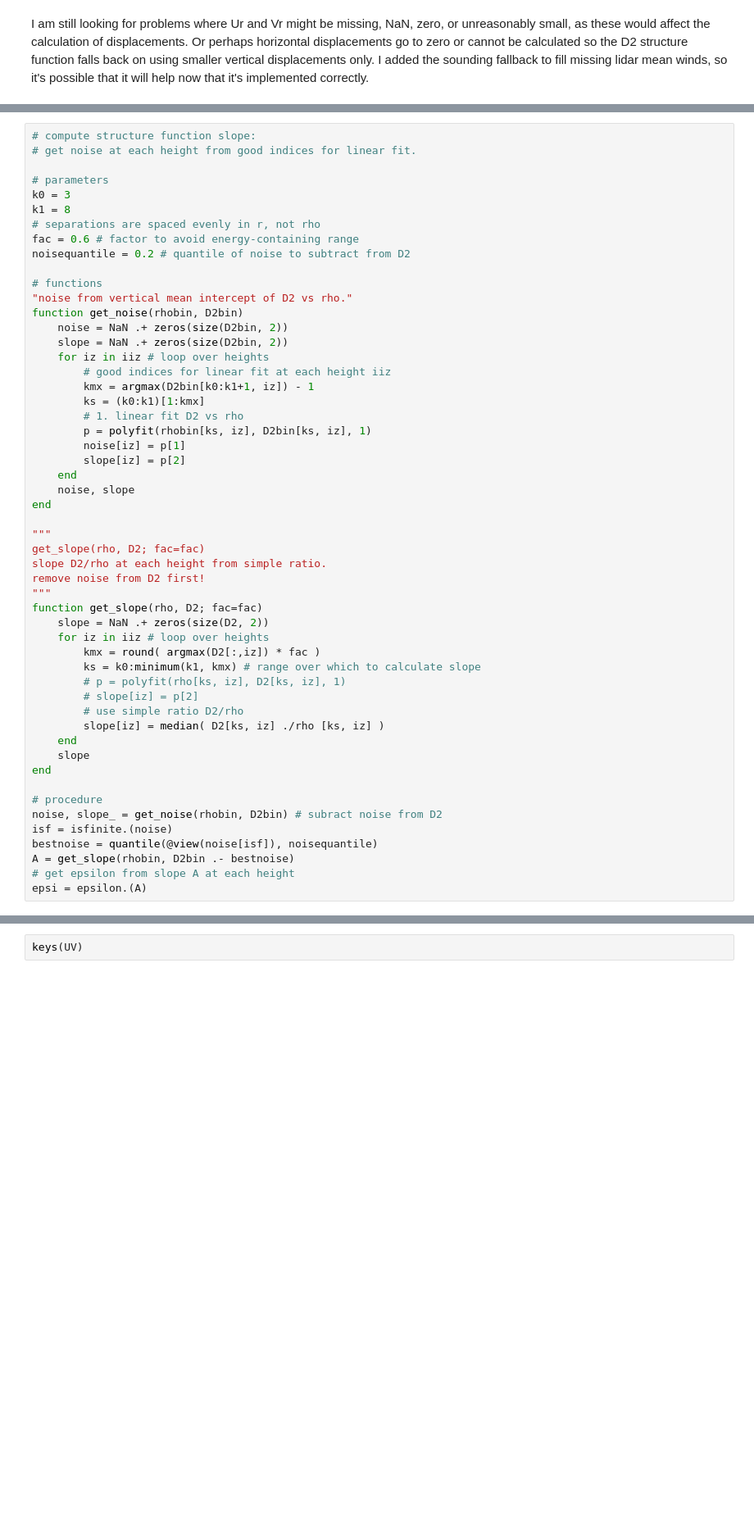
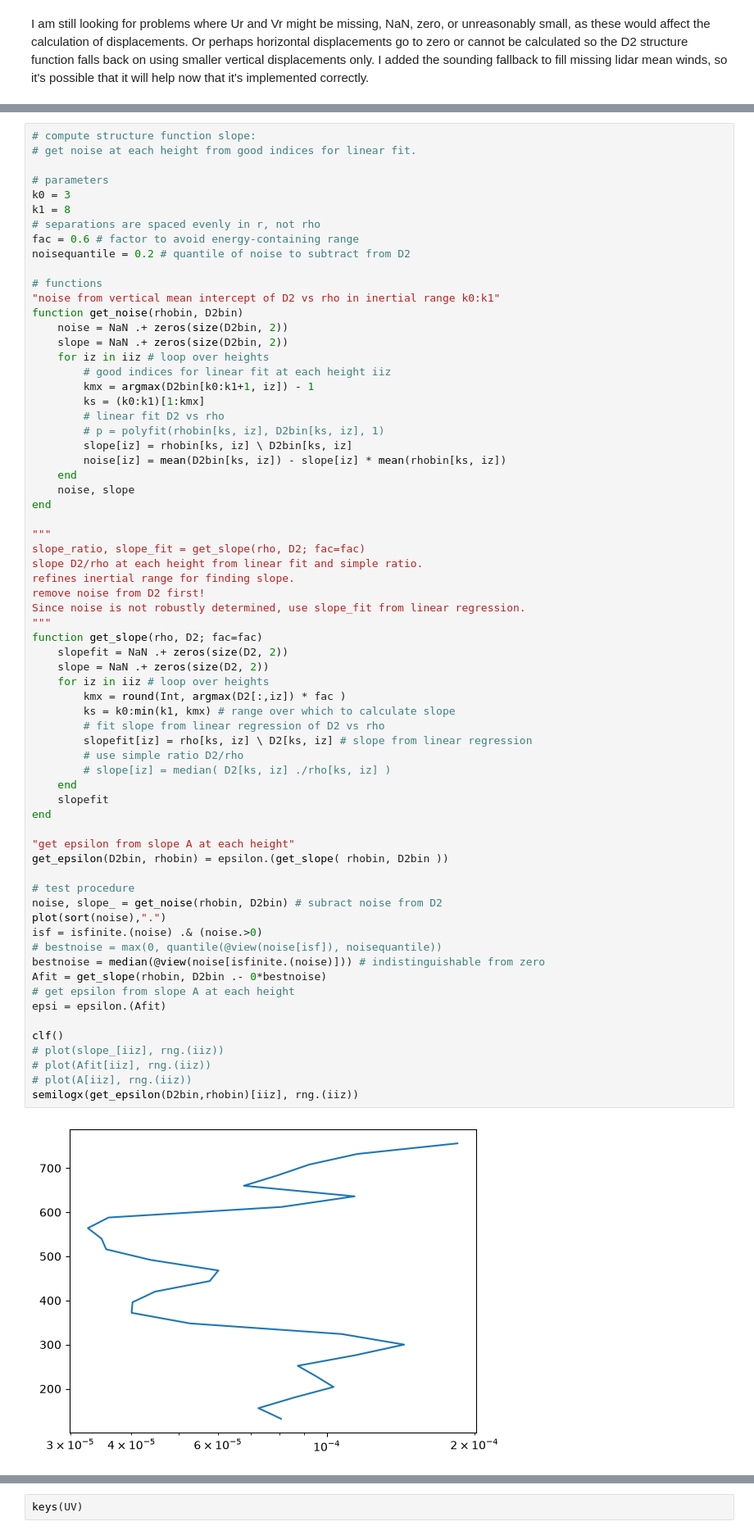
Before and after one commit to deszoeke/lidar, a Jupyter notebook: ASTRAL2024/lidar_turbulence_production.ipynb, the cells around one changed output, grey strips where cells are left out. Shown at 82% size. Drawn from its saved outputs; the diff is of its cells as text; blank space fills up the shorter version.

Commit message:
short run subset D2(rho) to TLS slope fit

```diff
--- a/ASTRAL2024/lidar_turbulence_production.ipynb
+++ b/ASTRAL2024/lidar_turbulence_production.ipynb
@@ -2545,48 +2606,64 @@ Python: Text(24.33658854166667, 0.5, 'slope power dlnD2/dlnr')
 k0 = 3
 k1 = 8
 # separations are spaced evenly in r, not rho
 fac = 0.6 # factor to avoid energy-containing range
 noisequantile = 0.2 # quantile of noise to subtract from D2
 
 # functions
-"noise from vertical mean intercept of D2 vs rho."
+"noise from vertical mean intercept of D2 vs rho in inertial range k0:k1"
 function get_noise(rhobin, D2bin)
     noise = NaN .+ zeros(size(D2bin, 2))
     slope = NaN .+ zeros(size(D2bin, 2))
     for iz in iiz # loop over heights
         # good indices for linear fit at each height iiz
         kmx = argmax(D2bin[k0:k1+1, iz]) - 1
         ks = (k0:k1)[1:kmx]
-        # 1. linear fit D2 vs rho
-        p = polyfit(rhobin[ks, iz], D2bin[ks, iz], 1)
-        noise[iz] = p[1]
-        slope[iz] = p[2]
+        # linear fit D2 vs rho
+        # p = polyfit(rhobin[ks, iz], D2bin[ks, iz], 1)
+        slope[iz] = rhobin[ks, iz] \ D2bin[ks, iz]
+        noise[iz] = mean(D2bin[ks, iz]) - slope[iz] * mean(rhobin[ks, iz])
     end
     noise, slope
 end
 
 """
-get_slope(rho, D2; fac=fac)
-slope D2/rho at each height from simple ratio.
+slope_ratio, slope_fit = get_slope(rho, D2; fac=fac)
+slope D2/rho at each height from linear fit and simple ratio.
+refines inertial range for finding slope.
 remove noise from D2 first!
+Since noise is not robustly determined, use slope_fit from linear regression.
 """
 function get_slope(rho, D2; fac=fac)
+    slopefit = NaN .+ zeros(size(D2, 2))
     slope = NaN .+ zeros(size(D2, 2))
     for iz in iiz # loop over heights
-        kmx = round( argmax(D2[:,iz]) * fac )
-        ks = k0:minimum(k1, kmx) # range over which to calculate slope
-        # p = polyfit(rho[ks, iz], D2[ks, iz], 1)
-        # slope[iz] = p[2]
+        kmx = round(Int, argmax(D2[:,iz]) * fac )
+        ks = k0:min(k1, kmx) # range over which to calculate slope
+        # fit slope from linear regression of D2 vs rho
+        slopefit[iz] = rho[ks, iz] \ D2[ks, iz] # slope from linear regression
         # use simple ratio D2/rho
-        slope[iz] = median( D2[ks, iz] ./rho [ks, iz] )
+        # slope[iz] = median( D2[ks, iz] ./rho[ks, iz] )
     end
-    slope
+    slopefit
 end
 
-# procedure
+"get epsilon from slope A at each height"
+get_epsilon(D2bin, rhobin) = epsilon.(get_slope( rhobin, D2bin ))
+
+# test procedure
 noise, slope_ = get_noise(rhobin, D2bin) # subract noise from D2
-isf = isfinite.(noise)
-bestnoise = quantile(@view(noise[isf]), noisequantile)
-A = get_slope(rhobin, D2bin .- bestnoise)
+plot(sort(noise),".")
+isf = isfinite.(noise) .& (noise.>0)
+# bestnoise = max(0, quantile(@view(noise[isf]), noisequantile))
+bestnoise = median(@view(noise[isfinite.(noise)])) # indistinguishable from zero
+Afit = get_slope(rhobin, D2bin .- 0*bestnoise)
 # get epsilon from slope A at each height
-epsi = epsilon.(A)
+epsi = epsilon.(Afit)
+
+clf()
+# plot(slope_[iiz], rng.(iiz))
+# plot(Afit[iiz], rng.(iiz))
+# plot(A[iiz], rng.(iiz))
+semilogx(get_epsilon(D2bin,rhobin)[iiz], rng.(iiz))
+# %% [output]
+[figure, added]
```
Also changed, not shown: parts of 6 cells of this notebook.
